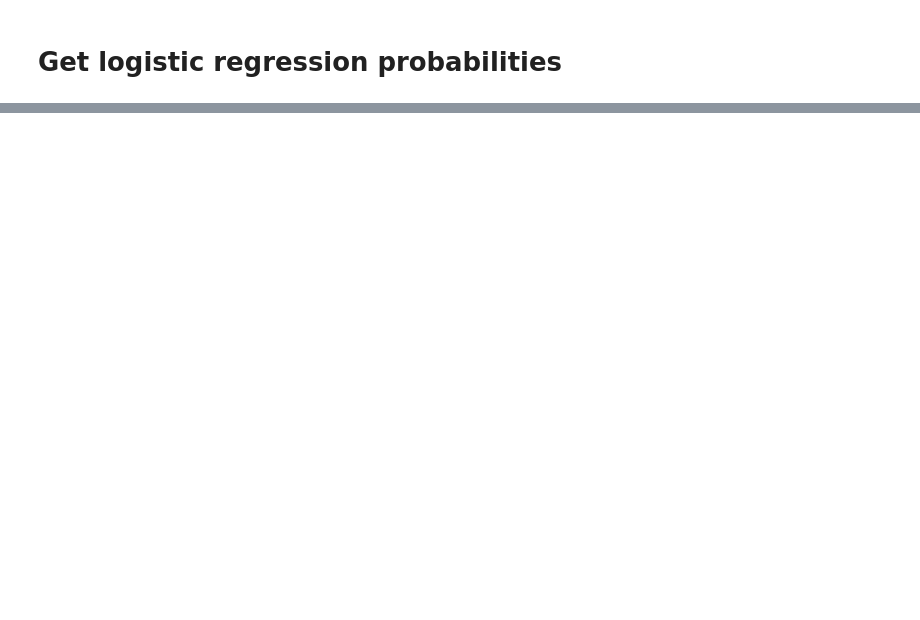
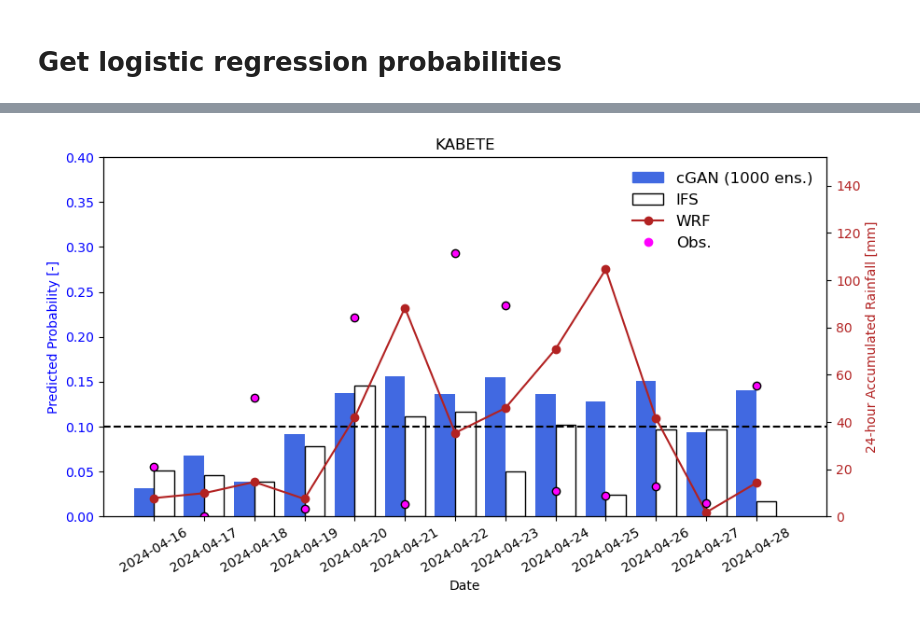
Before and after one commit to snath-xoc/Tutorial_SEWAA_27112024, a Jupyter notebook: Calculate_hits_misses.ipynb, the cells around one changed output, grey strips where cells are left out. Saved outputs shown, nothing was run; the diff lists cells and outputs as text; code cells hidden in the pictures; blank space fills up the shorter version.

```diff
--- a/Calculate_hits_misses.ipynb
+++ b/Calculate_hits_misses.ipynb
@@ -404,0 +493,56 @@ array([0, 1])
+# %%
+from matplotlib.patches import Patch
+from matplotlib.lines import Line2D
+
+region = 'KABETE'
+
+times = np.arange('2024-04-16','2024-04-29',np.timedelta64(1,'D'),dtype='datetime64[ns]')
+
+idx_region =  bounding_box(region,meta[region].values,min_x=box_left,max_x=box_right,min_y=box_down,max_y=box_up)
+idx_region_WRF = bounding_box(region,meta[region].values,min_x=box_left_WRF,
+                                        max_x=box_right_WRF,min_y=box_down_WRF,max_y=box_up_WRF)
+
+fig = plt.figure(figsize=(10,5))
+ax = fig.add_subplot(1,1,1)
+ax1 = ax.twinx()
+
+
+ax.bar(np.arange(13)-0.2,predicted_probabilities['cGAN'].sel({'time':times,
+                                                             'bin':1,'region':region}).values,width=0.4,color='royalblue',zorder=0.1)
+#ax.bar(np.arange(19),predicted_probabilities['cGAN_50'].sel({'time':times,
+#                                                             'bin':1,'region':region}).values,width=0.3,color='red',zorder=0.1)
+ax.bar(np.arange(13)+0.2,predicted_probabilities['IFS'].sel({'time':times,
+                                                             'bin':1,'region':region}).values,width=0.4,color='white',edgecolor='black',zorder=0.1)
+
+val_data_x_region  = val_data_x['WRF'].sel({'time':times}).stack(latlon=('lon','lat')).isel({'latlon':idx_region_WRF}).values
+ax1.plot(np.arange(13), val_data_x_region.reshape(-1), 'o-',color='firebrick',zorder=1)
+
+ax1.scatter(np.arange(13), np.squeeze(val_data_y[region].sel({'time':times}).values.reshape(-1)),
+           facecolor='magenta', edgecolor='black',zorder=1)
+
+#IMERG_y = ds_IMERG.sel({'time':times-np.timedelta64(1,'D')}).isel({'latlon':idx_region}).Nairobi.values
+#ax.scatter(np.arange(20), IMERG_y.reshape(-1), facecolor='forestgreen', edgecolor='black')
+
+ax1.set_ylabel('24-hour Accumulated Rainfall [mm]',color='firebrick')
+ax.set_ylabel('Predicted Probability [-]', color='blue')
+ax.set_xlabel('Date')
+ax.set_title(region)
+
+plt.legend([Patch(facecolor='royalblue',edgecolor='royalblue'),
+            #Patch(facecolor='red',edgecolor='red'),
+       Patch(facecolor='white',edgecolor='black'),
+            Line2D([0], [0], marker='o', color='firebrick'),
+            Line2D([0], [0], marker='o', color='magenta', linewidth=0),
+            #Line2D([0], [0], marker='o', color='forestgreen', linewidth=0)
+           ],['cGAN (1000 ens.)','IFS','WRF','Obs.'],frameon=False,fontsize=12)
+
+ax.set_xticks(np.arange(13))
+ax.hlines(0.1,-1,20.2,'k',linestyle='dashed')
+ax.set_xlim(-1,13.4)
+ax.set_xticklabels(times.astype('datetime64[D]'), rotation=30)
+ax1.set_ylim(0,152)
+ax.set_ylim(0,0.4)
+ax.tick_params(axis='y', labelcolor='blue')
+ax1.tick_params(axis='y', labelcolor='firebrick')
+# %% [output]
+[figure, added]
```
Also changed, not shown: parts of 10 cells of this notebook, 2 other files.
